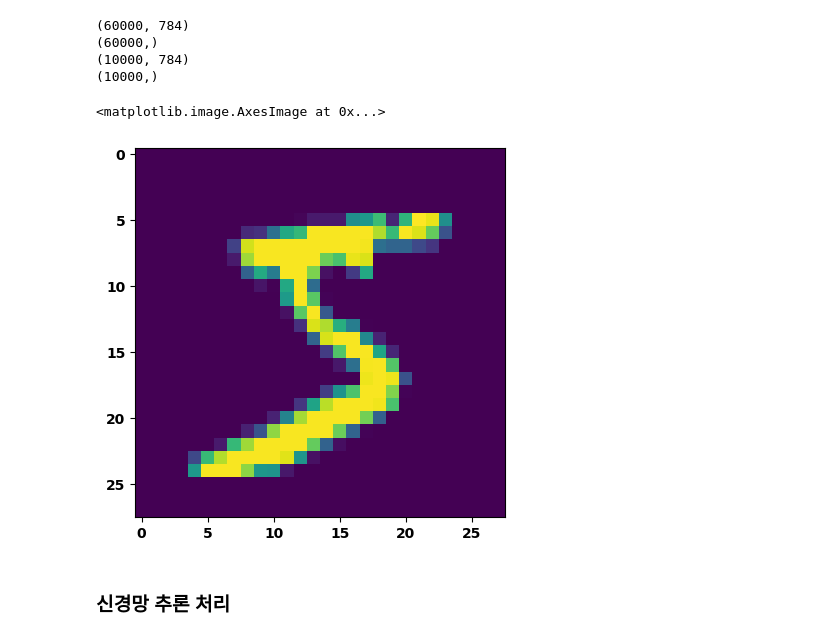
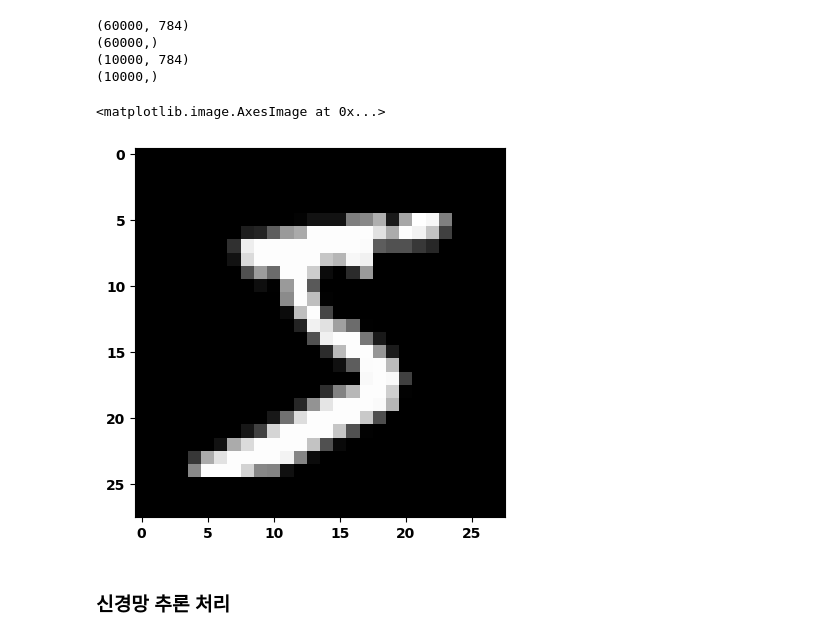
Before and after one commit to PNU-AID/Team5, a Jupyter notebook: 박성민/Deep_Learning_from_Scratch/ch03/ch03.ipynb, the cells around one changed output. Cells and saved outputs as stored; diff of their text form; code cells hidden in the pictures.

```diff
--- a/박성민/Deep_Learning_from_Scratch/ch03/ch03.ipynb
+++ b/박성민/Deep_Learning_from_Scratch/ch03/ch03.ipynb
@@ -222,11 +233,11 @@ print(t_test.shape)
 # %%
 import matplotlib.pyplot as plt
 
 img = x_train[0].reshape(28, 28)
-plt.imshow(img)
+plt.imshow(img, cmap='gray')
 # %% [output]
 <matplotlib.image.AxesImage at 0x...>
-[figure, old version]
+[figure, new version]
 # %% [markdown]
 ### 신경망 추론 처리
 # %%
```
Also changed, not shown: parts of 1 cell of this notebook, 1 other file.
